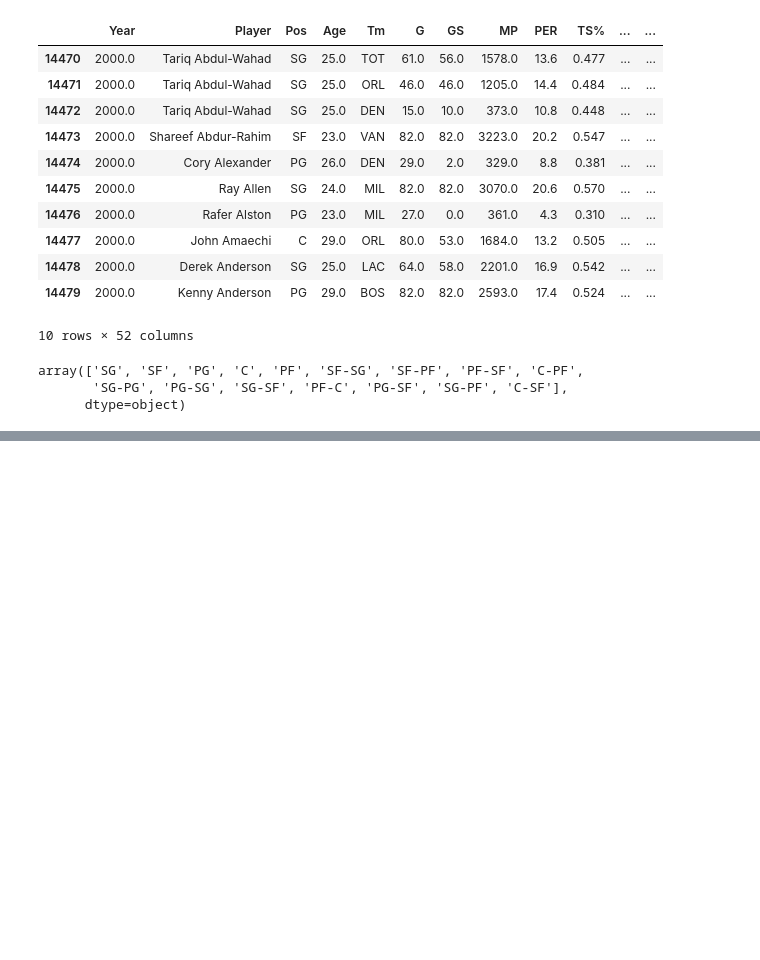
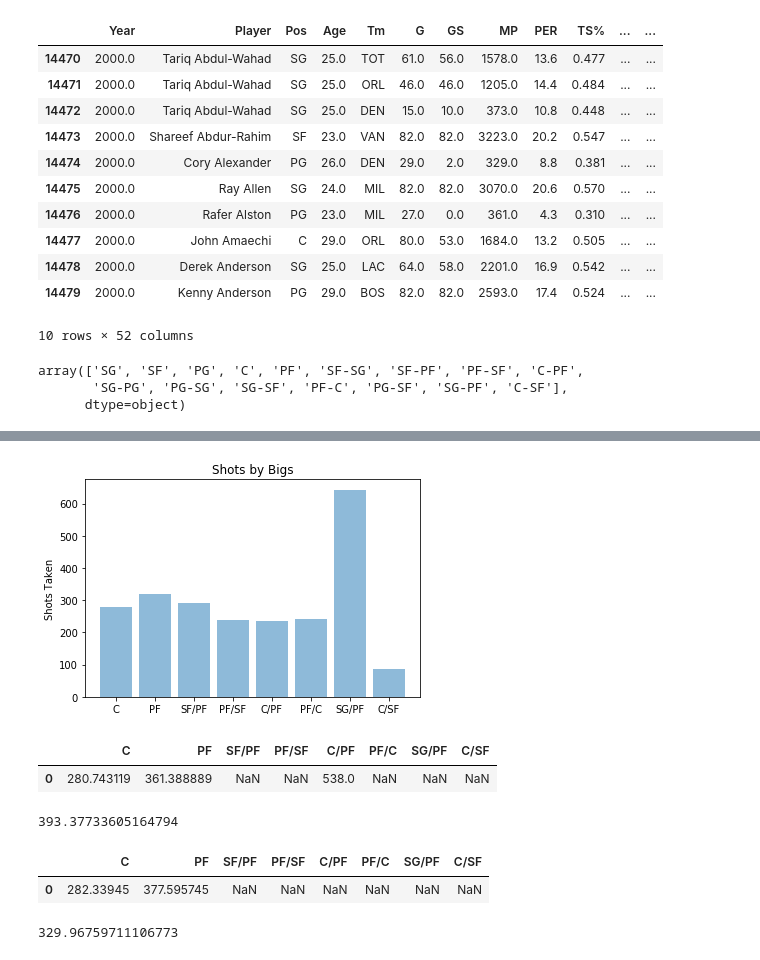
Before and after one commit to logan7734/Project1_repo, a Jupyter notebook: andrew_project_1_code.ipynb, the cells around one changed output, grey strips where cells are left out. Drawn from its saved outputs; the diff is of its cells as text; code cells hidden in the pictures; blank space fills up the shorter version.

```diff
--- a/andrew_project_1_code.ipynb
+++ b/andrew_project_1_code.ipynb
@@ -59,0 +106,14 @@ c_mean
+# %%
+height = [278,318,292,238,234,241,643,87]
+x = ('C', 'PF', 'SF/PF','PF/SF','C/PF','PF/C','SG/PF','C/SF')
+x_pos = len(x)
+width = .35
+
+plt.bar(x, height, align = 'center', alpha = .5)
+plt.xticks(x)
+plt.ylabel("Shots Taken")
+plt.title("Shots by Bigs")
+
+plt.show()
+# %% [output]
+[figure, added]
@@ -59,0 +161,20 @@ c_mean
+# %%
+#turning # of 2's (mean) in a DF
+two_pters_taken_mean_01_df = pd.DataFrame({'C':c_mean_01, "PF": pf_mean_01,
+                            "SF/PF": sf_pf_mean_01, 'PF/SF': pf_sf_mean_01,
+                             'C/PF': c_pf_mean_01, 'PF/C': pf_c_mean_01,
+                             'SG/PF': sg_pf_mean_01, 'C/SF': c_sf_mean_01},
+                             index = [0])
+
+#trying to drop the NaN values and not have to manualy do the mean calc.
+two_pters_taken_mean_01_df_drop = two_pters_taken_mean_01_df.dropna(how = 'all')
+two_pters_taken_mean_01_df_drop
+#tried and failed.  manual math it is.
+# %% [output]
+|  | C | PF | SF/PF | PF/SF | C/PF | PF/C | SG/PF | C/SF |
+| 0 | 280.743119 | 361.388889 | NaN | NaN | 538.0 | NaN | NaN | NaN |
+# %%
+two_pt_att_mean_01 = (c_mean_01 + pf_mean_01 + c_pf_mean_01) / 3
+two_pt_att_mean_01
+# %% [output]
+393.37733605164794
@@ -59,0 +202,15 @@ c_mean
+# %%
+two_pters_taken_mean_02_df = pd.DataFrame({'C':c_mean_02, "PF": pf_mean_02,
+                            "SF/PF": sf_pf_mean_02, 'PF/SF': pf_sf_mean_02,
+                             'C/PF': c_pf_mean_02, 'PF/C': pf_c_mean_02,
+                             'SG/PF': sg_pf_mean_02, 'C/SF': c_sf_mean_02},
+                             index = [0])
+two_pters_taken_mean_02_df
+# %% [output]
+|  | C | PF | SF/PF | PF/SF | C/PF | PF/C | SG/PF | C/SF |
+| 0 | 282.33945 | 377.595745 | NaN | NaN | NaN | NaN | NaN | NaN |
+# %%
+two_pt_att_mean_02 = (c_mean_02 + pf_mean_02) / 2
+two_pt_att_mean_02
+# %% [output]
+329.96759711106773
```
Also changed, not shown: parts of 42 cells of this notebook.
